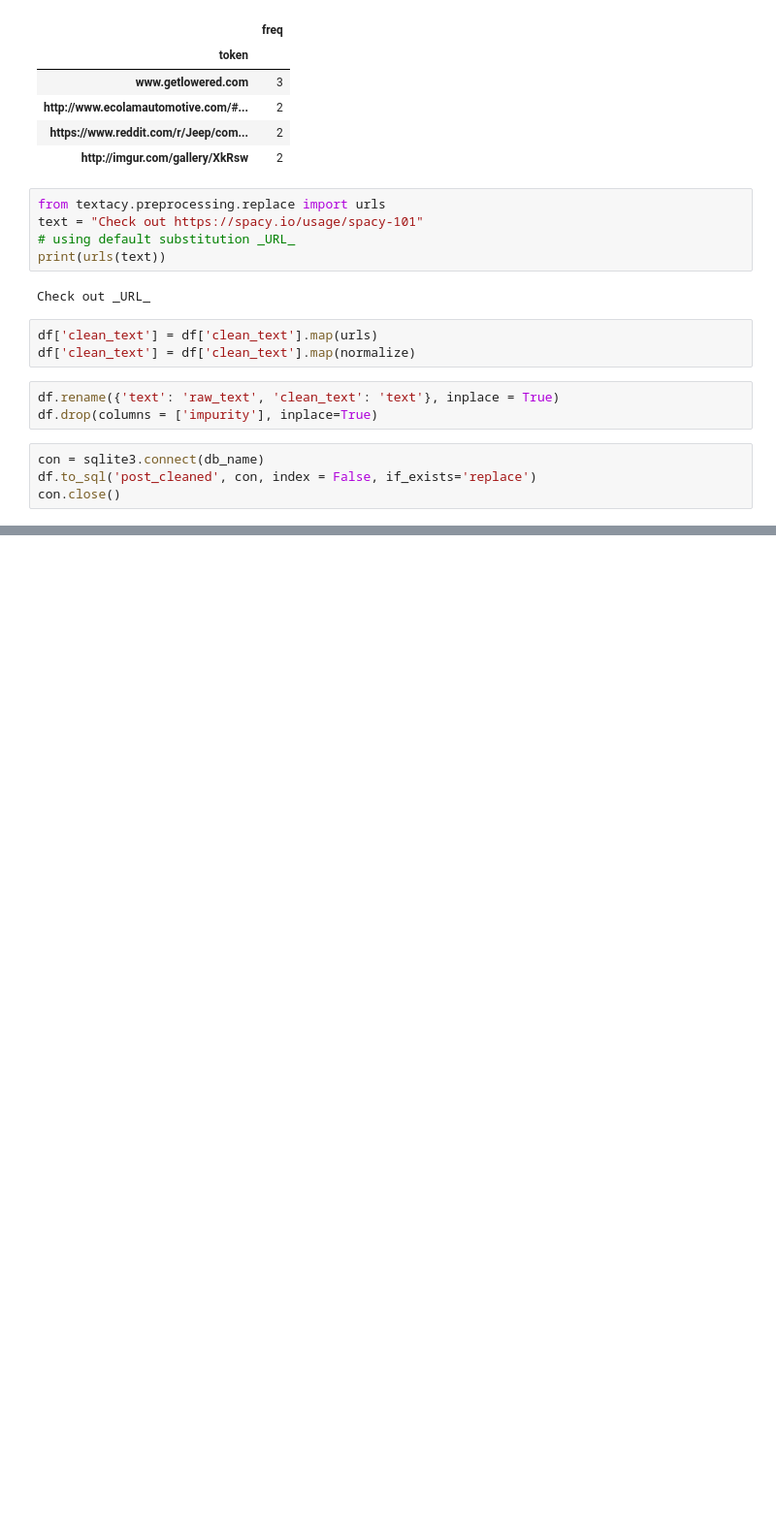
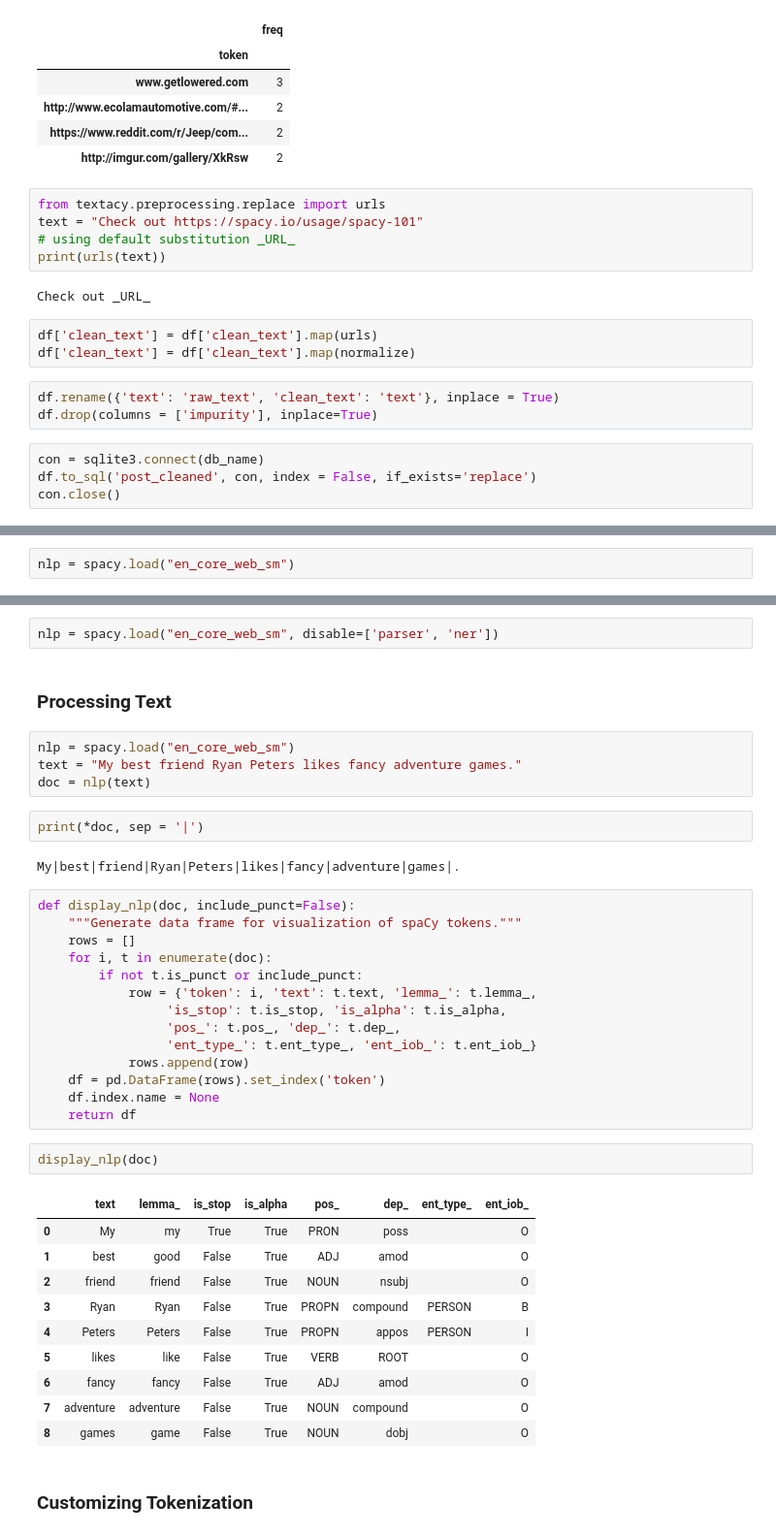
Before and after one commit to lkarjun/Text-Analysis-Workouts, a Jupyter notebook: 4. Preparing Textual Data for Statistics and Machine Learning/notebook.ipynb, the cells around one changed output, grey strips where cells are left out. Shown: that part at 97% size. Saved outputs shown, nothing was run; the diff lists cells and outputs as text; blank space fills up the shorter version.

Commit message:
reading in progress(linguistic processing)

```diff
--- a/4. Preparing Textual Data for Statistics and Machine Learning/notebook.ipynb
+++ b/4. Preparing Textual Data for Statistics and Machine Learning/notebook.ipynb
@@ -205,0 +247,2 @@ con.close()
+# %%
+nlp = spacy.load("en_core_web_sm")
@@ -205,0 +259,41 @@ con.close()
+# %%
+nlp = spacy.load("en_core_web_sm", disable=['parser', 'ner'])
+# %% [markdown]
+### Processing Text
+# %%
+nlp = spacy.load("en_core_web_sm")
+text = "My best friend Ryan Peters likes fancy adventure games."
+doc = nlp(text)
+# %%
+print(*doc, sep = '|')
+# %% [output]
+My|best|friend|Ryan|Peters|likes|fancy|adventure|games|.
+# %%
+def display_nlp(doc, include_punct=False):
+    """Generate data frame for visualization of spaCy tokens."""
+    rows = []
+    for i, t in enumerate(doc):
+        if not t.is_punct or include_punct:
+            row = {'token': i, 'text': t.text, 'lemma_': t.lemma_,
+                 'is_stop': t.is_stop, 'is_alpha': t.is_alpha,
+                 'pos_': t.pos_, 'dep_': t.dep_,
+                 'ent_type_': t.ent_type_, 'ent_iob_': t.ent_iob_}
+            rows.append(row)
+    df = pd.DataFrame(rows).set_index('token')
+    df.index.name = None
+    return df
+# %%
+display_nlp(doc)
+# %% [output]
+|  | text | lemma_ | is_stop | is_alpha | pos_ | dep_ | ent_type_ | ent_iob_ |
+| 0 | My | my | True | True | PRON | poss |  | O |
+| 1 | best | good | False | True | ADJ | amod |  | O |
+| 2 | friend | friend | False | True | NOUN | nsubj |  | O |
+| 3 | Ryan | Ryan | False | True | PROPN | compound | PERSON | B |
+| 4 | Peters | Peters | False | True | PROPN | appos | PERSON | I |
+| 5 | likes | like | False | True | VERB | ROOT |  | O |
+| 6 | fancy | fancy | False | True | ADJ | amod |  | O |
+| 7 | adventure | adventure | False | True | NOUN | compound |  | O |
+| 8 | games | game | False | True | NOUN | dobj |  | O |
+# %% [markdown]
+### Customizing Tokenization
```
Also changed, not shown: parts of 42 cells of this notebook.
